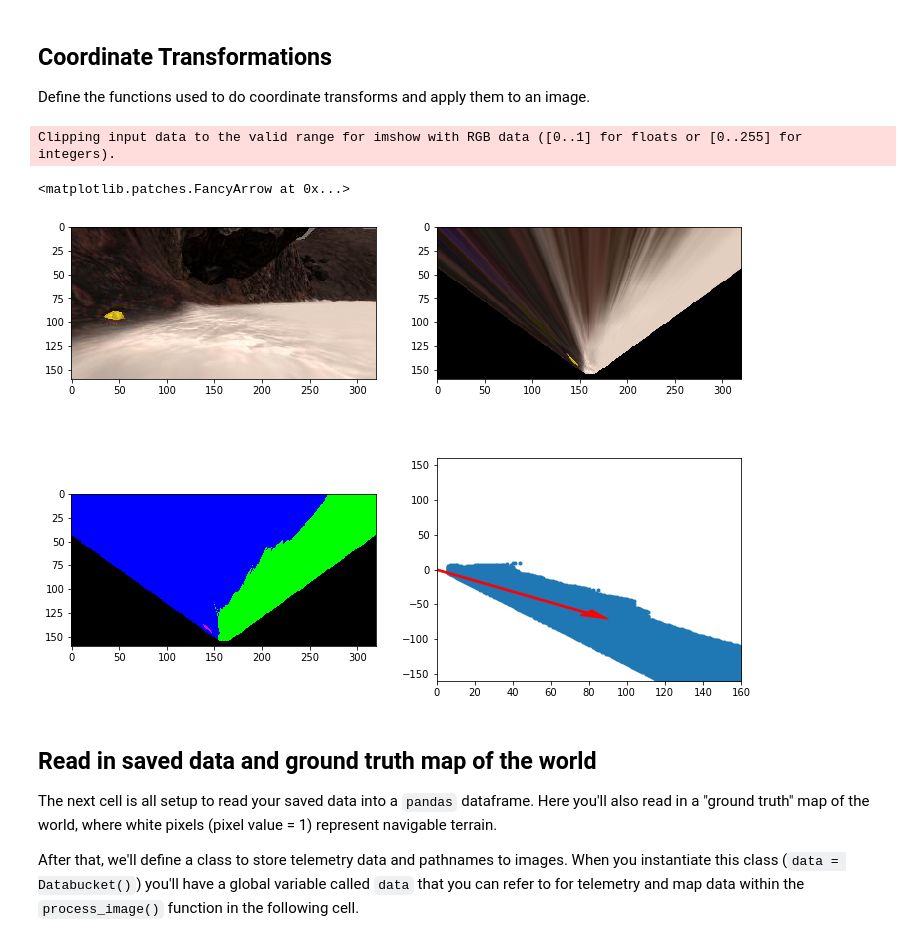
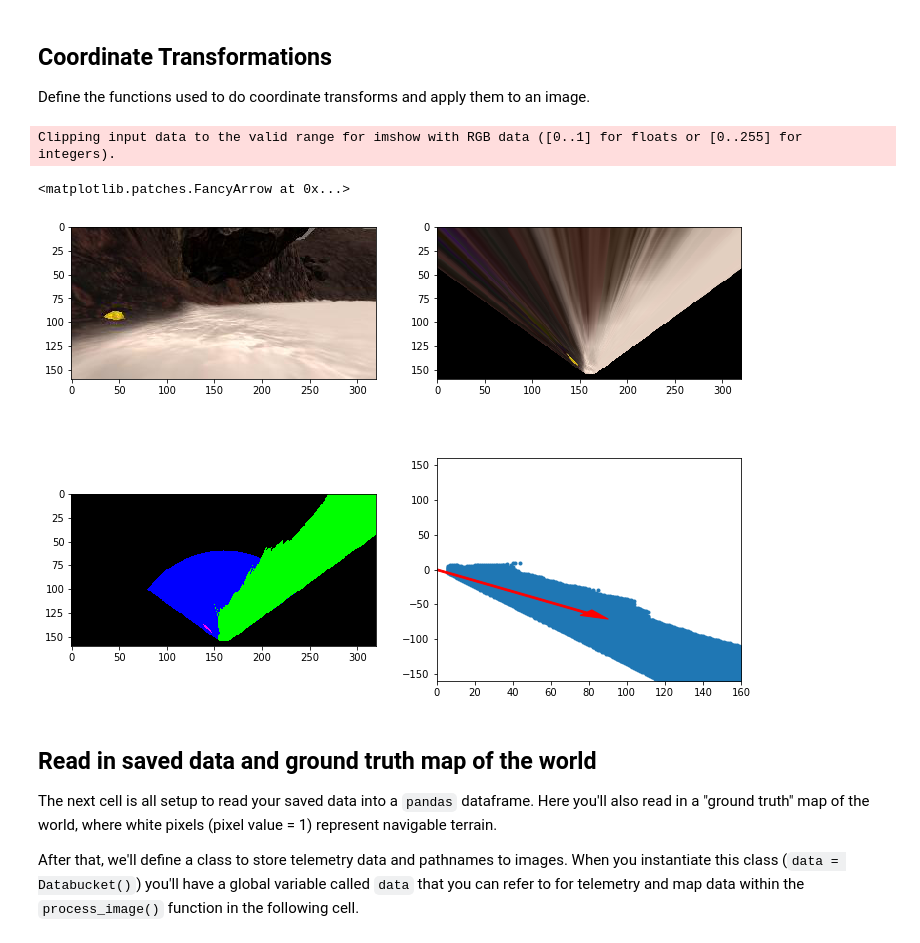
Before and after one commit to DonBraulio/RoboND-Rover-Project, a Jupyter notebook: Rover_Lab_Notebook.ipynb, the cells around one changed output. Cells and saved outputs as stored; diff of their text form; code cells hidden in the pictures.

Commit message:
Added distance filter to view_mask

```diff
--- a/Rover_Lab_Notebook.ipynb
+++ b/Rover_Lab_Notebook.ipynb
@@ -211,37 +211,50 @@ idx = 123  # np.random.randint(0, len(img_list)-1)
 image = mpimg.imread(img_list[idx])
 warped = perspect_transform(image, source, destination)
 threshed = color_thresh(warped, rgb_thresh=(180, 160, 150))
 # Test yellow rock finding
 rock = color_range(warped, rgb_range=((130, 250), (90, 200), (0, 40)))
 
-view_mask = perspect_transform(np.ones((image.shape[0], image.shape[1])), source, destination)
-obstacles = np.abs(threshed - 1)*view_mask  # opossite to navigable terrain
-
 # Calculate pixel values in rover-centric coords and distance/angle to all pixels
 xpix, ypix = rover_coords(threshed)
 dist, angles = to_polar_coords(xpix, ypix)
 mean_dir = np.mean(angles)
+
+# Obstacles map
+# mask with angle of valid camera image
+view_mask = perspect_transform(np.ones((image.shape[0], image.shape[1])), source, destination)
+# mask by distance to the camera point
+xview, yview = view_mask.nonzero()
+xcamera = image.shape[1]/2
+ycamera = image.shape[0]
+distances_to_camera = np.sqrt((xview - xcamera)**2 + (yview - ycamera)**2)
+away_mask = distances_to_camera > 100
+# filter by distance mask
+xview = xview[away_mask]
+yview = yview[away_mask]
+view_mask[xview, yview] = 0
+
+obstacles = np.abs(threshed - 1)*view_mask  # opossite to navigable terrain
 
 # Do some plotting
 fig = plt.figure(figsize=(12,9))
 plt.subplot(221)
 plt.imshow(image)
 plt.subplot(222)
 plt.imshow(warped)
 plt.subplot(223)
 plt.imshow(255*np.dstack((rock, threshed, obstacles)))
 plt.subplot(224)
 plt.plot(xpix, ypix, '.')
 plt.ylim(-160, 160)
 plt.xlim(0, 160)
 arrow_length = 100
 x_arrow = arrow_length * np.cos(mean_dir)
 y_arrow = arrow_length * np.sin(mean_dir)
 plt.arrow(0, 0, x_arrow, y_arrow, color='red', zorder=2, head_width=10, width=2)
 # %% [output]
 Clipping input data to the valid range for imshow with RGB data ([0..1] for floats or [0..255] for integers).
 <matplotlib.patches.FancyArrow at 0x...>
-[figure, old version]
+[figure, new version]
 # %% [markdown]
 ## Read in saved data and ground truth map of the world
 The next cell is all setup to read your saved data into a `pandas` dataframe.  Here you'll also read in a "ground truth" map of the world, where white pixels (pixel value = 1) represent navigable terrain.
```
Also changed, not shown: 1 other file.
